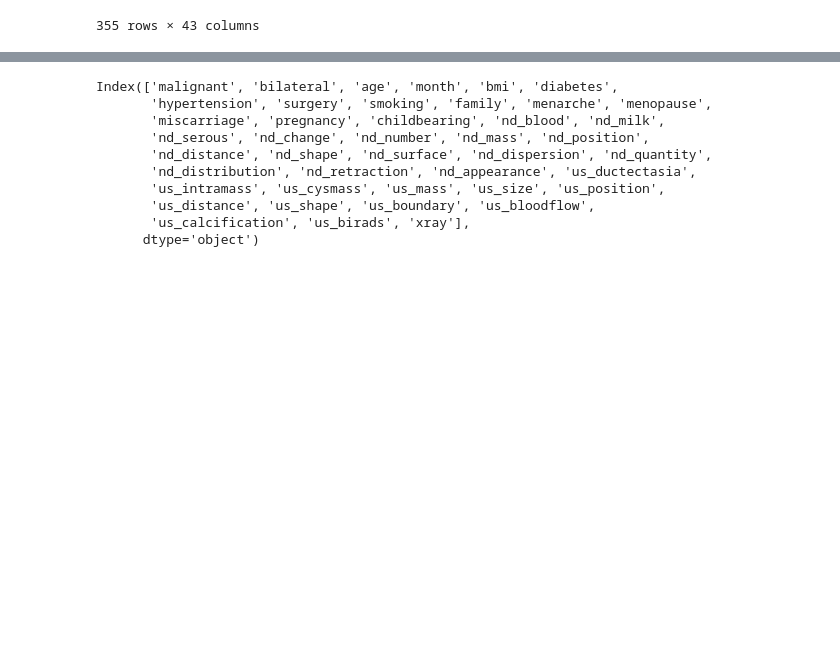
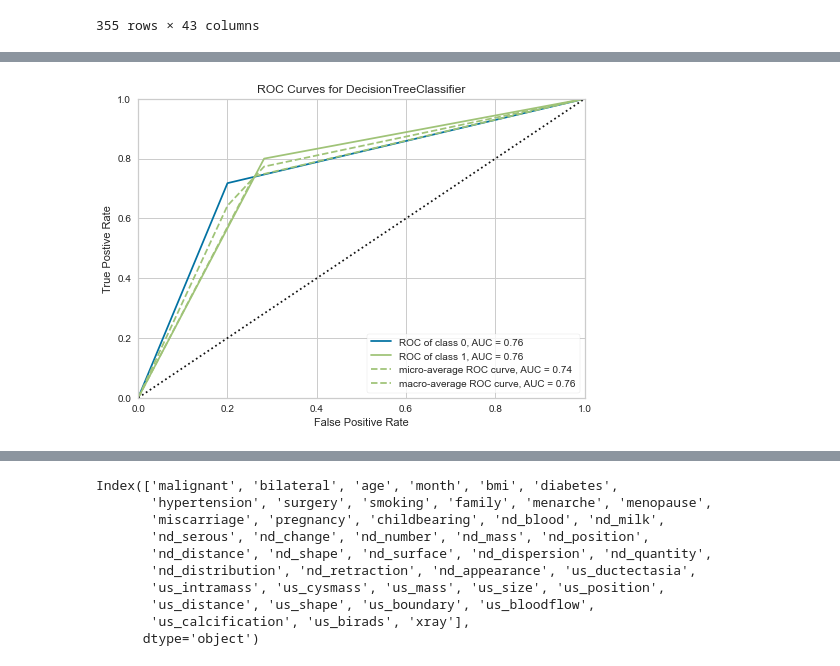
Before and after one commit to dearfad/mmhelper, a Jupyter notebook: project/yn/ml.ipynb, the cells around one changed output, grey strips where cells are left out. Cells and saved outputs as stored; diff of their text form; code cells hidden in the pictures; blank space fills up the shorter version.

```diff
--- a/project/yn/ml.ipynb
+++ b/project/yn/ml.ipynb
@@ -124 +101,5 @@ interactive(children=(ToggleButtons(description='Plot Type:', icons=('',), optio
+# %%
+plot_model(dt)
+# %% [output]
+[figure, added]
 # %%
```
Also changed, not shown: parts of 9 cells of this notebook, 7 other files.
